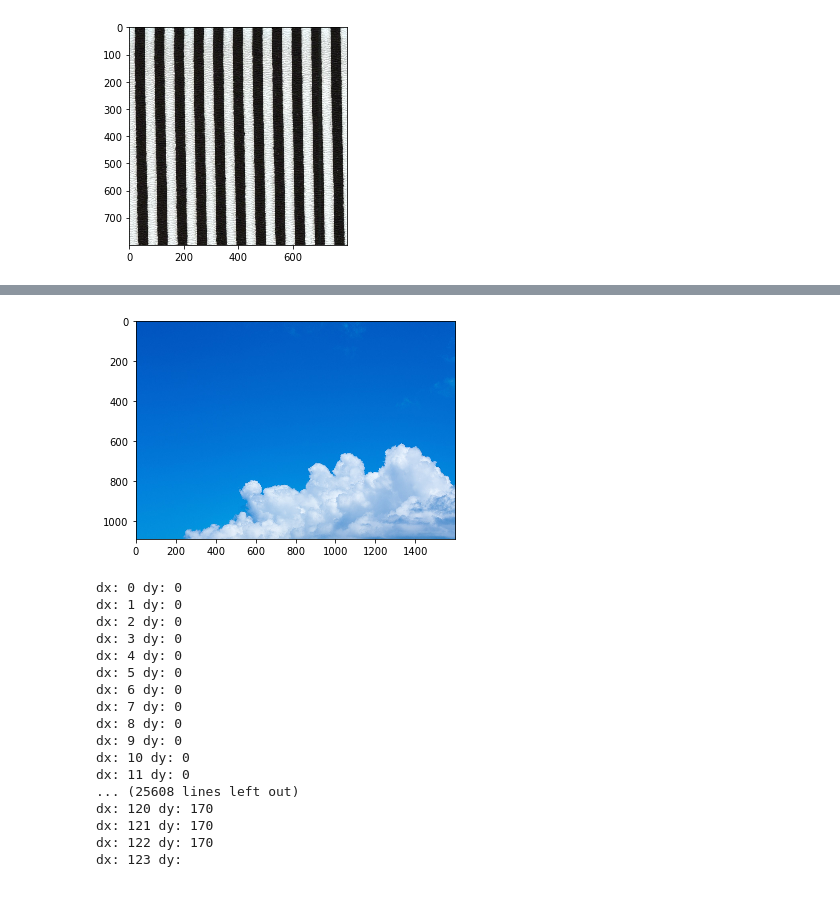
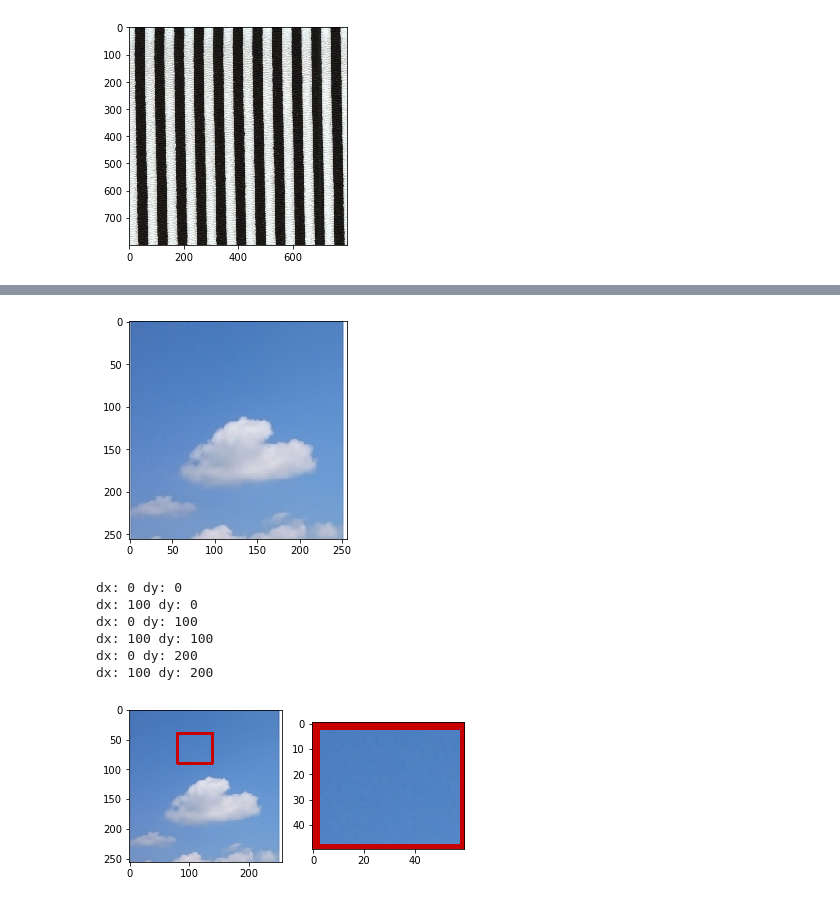
Before and after one commit to c-c-c-c/matsu_lab, a Jupyter notebook: gazoshori_algorism/381.ipynb, the cells around one changed output, grey strips where cells are left out. Saved outputs shown, nothing was run; the diff lists cells and outputs as text; code cells hidden in the pictures.

```diff
--- a/gazoshori_algorism/381.ipynb
+++ b/gazoshori_algorism/381.ipynb
@@ -328,35 +331,29 @@ array([[1090262., 1064469., 1053971., ..., 1052502., 1050683., 1085102.],
 # %%
-sky_url = "https://www.pakutaso.com/shared/img/thumb/140726199461_TP_V.jpg"
+sky_url = "https://static.minne.com/profiles/2686518/large/589b58b41036956c04da78a4b06fce4c6173db7d.jpg"
 img_sky = cv2.imdecode(np.fromstring(urllib.request.urlopen(sky_url).read(), np.uint8), cv2.IMREAD_COLOR)
 mplot(img_sky)
 # %% [output]
-[figure, old version]
+[figure, new version]
 # %%
 gray_sky = cv2.cvtColor(img_sky, cv2.COLOR_RGB2GRAY)
-temp_sky = gray_sky[100:200,100:200]
+temp_sky_org = img_sky[40:90,80:140].copy()
+
+temp_sky = cv2.cvtColor(temp_sky_org, cv2.COLOR_RGB2GRAY)
+# temp_sky = gray_sky[40:90,80:140]
 # breakpoint()
-h, w = temp_shima.shape
+h, w = temp_sky.shape
 pt_sky = template_matching_ssd(gray_sky, temp_sky)
 
-score_sky = pt[2]
+score_sky = pt_sky[2]
+score_sky = bulk_img(score_sky, h, w)
 
-cv2.rectangle(img_sky, (pt[0], pt[1]), (pt[0] + w, pt[1] + h), (0, 0, 200), 3)
-mplot(img_sky)
+cv2.rectangle(img_sky, (pt_sky[0], pt_sky[1]), (pt_sky[0] + w, pt_sky[1] + h), (0, 0, 200), 3)
+mplot(img_sky, temp_sky_org)
 # %% [output]
 dx: 0 dy: 0
-dx: 1 dy: 0
-dx: 2 dy: 0
-dx: 3 dy: 0
-dx: 4 dy: 0
-dx: 5 dy: 0
-dx: 6 dy: 0
-dx: 7 dy: 0
-dx: 8 dy: 0
-dx: 9 dy: 0
-dx: 10 dy: 0
-dx: 11 dy: 0
-... (25608 lines left out)
-dx: 120 dy: 170
-dx: 121 dy: 170
-dx: 122 dy: 170
-dx: 123 dy:
+dx: 100 dy: 0
+dx: 0 dy: 100
+dx: 100 dy: 100
+dx: 0 dy: 200
+dx: 100 dy: 200
+[figure, added]
```
Also changed, not shown: parts of 9 cells of this notebook, 1 other file.
